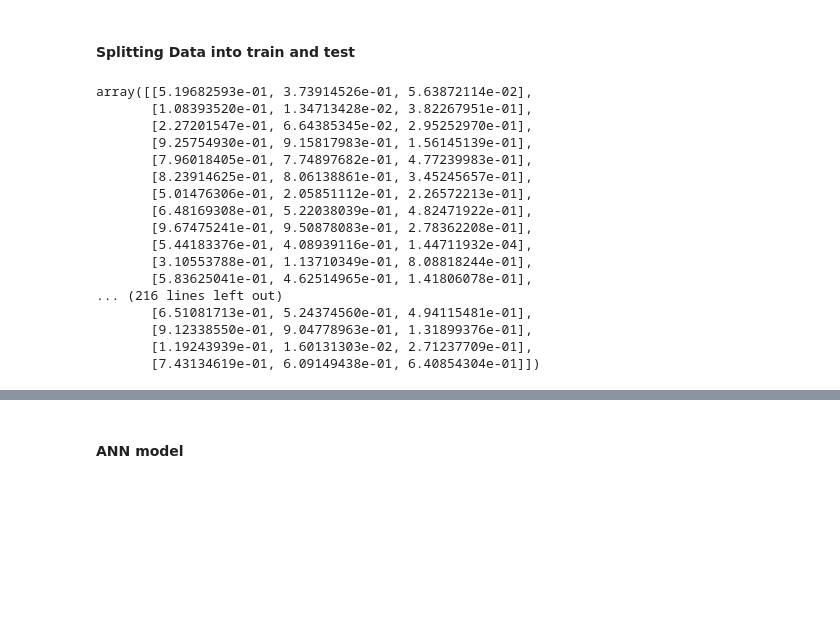
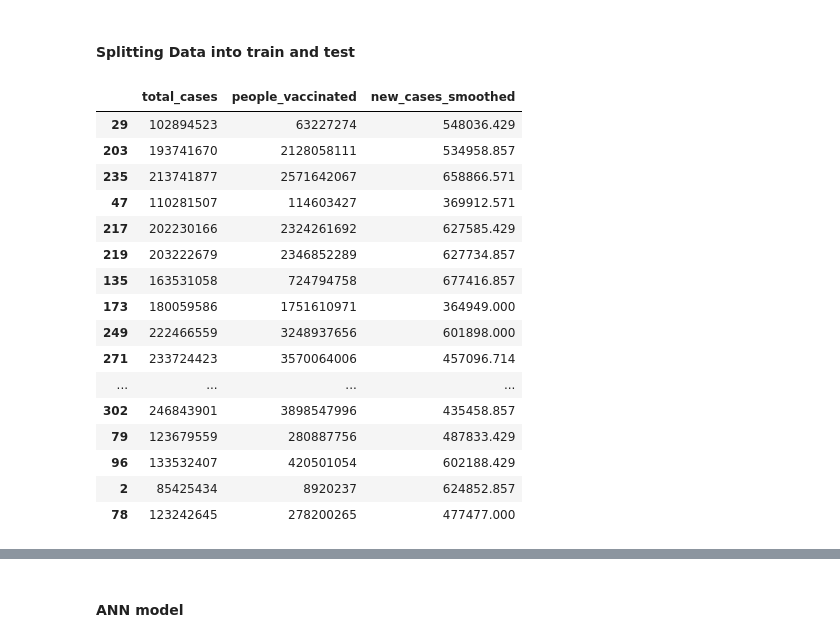
Before and after one commit to fahmihabeeb/Aviation-Project, a Jupyter notebook: flight_vs_covid_ANN.ipynb, the cells around one changed output, grey strips where cells are left out. Saved outputs shown, nothing was run; the diff lists cells and outputs as text; code cells hidden in the pictures; blank space fills up the shorter version.

```diff
--- a/flight_vs_covid_ANN.ipynb
+++ b/flight_vs_covid_ANN.ipynb
@@ -139,20 +182,20 @@ X_train, X_test, y_train, y_test = train_test_split(X, y, test_size = 0.3, rando
-# %%
-X_train
-# %% [output]
-array([[5.19682593e-01, 3.73914526e-01, 5.63872114e-02],
-       [1.08393520e-01, 1.34713428e-02, 3.82267951e-01],
-       [2.27201547e-01, 6.64385345e-02, 2.95252970e-01],
-       [9.25754930e-01, 9.15817983e-01, 1.56145139e-01],
-       [7.96018405e-01, 7.74897682e-01, 4.77239983e-01],
-       [8.23914625e-01, 8.06138861e-01, 3.45245657e-01],
-       [5.01476306e-01, 2.05851112e-01, 2.26572213e-01],
-       [6.48169308e-01, 5.22038039e-01, 4.82471922e-01],
-       [9.67475241e-01, 9.50878083e-01, 2.78362208e-01],
-       [5.44183376e-01, 4.08939116e-01, 1.44711932e-04],
-       [3.10553788e-01, 1.13710349e-01, 8.08818244e-01],
-       [5.83625041e-01, 4.62514965e-01, 1.41806078e-01],
-... (216 lines left out)
-       [6.51081713e-01, 5.24374560e-01, 4.94115481e-01],
-       [9.12338550e-01, 9.04778963e-01, 1.31899376e-01],
-       [1.19243939e-01, 1.60131303e-02, 2.71237709e-01],
-       [7.43134619e-01, 6.09149438e-01, 6.40854304e-01]])
+# %%
+X_test
+# %% [output]
+|  | total_cases | people_vaccinated | new_cases_smoothed |
+| 29 | 102894523 | 63227274 | 548036.429 |
+| 203 | 193741670 | 2128058111 | 534958.857 |
+| 235 | 213741877 | 2571642067 | 658866.571 |
+| 47 | 110281507 | 114603427 | 369912.571 |
+| 217 | 202230166 | 2324261692 | 627585.429 |
+| 219 | 203222679 | 2346852289 | 627734.857 |
+| 135 | 163531058 | 724794758 | 677416.857 |
+| 173 | 180059586 | 1751610971 | 364949.000 |
+| 249 | 222466559 | 3248937656 | 601898.000 |
+| 271 | 233724423 | 3570064006 | 457096.714 |
+| ... | ... | ... | ... |
+| 302 | 246843901 | 3898547996 | 435458.857 |
+| 79 | 123679559 | 280887756 | 487833.429 |
+| 96 | 133532407 | 420501054 | 602188.429 |
+| 2 | 85425434 | 8920237 | 624852.857 |
+| 78 | 123242645 | 278200265 | 477477.000 |
```
Also changed, not shown: parts of 19 cells of this notebook.
